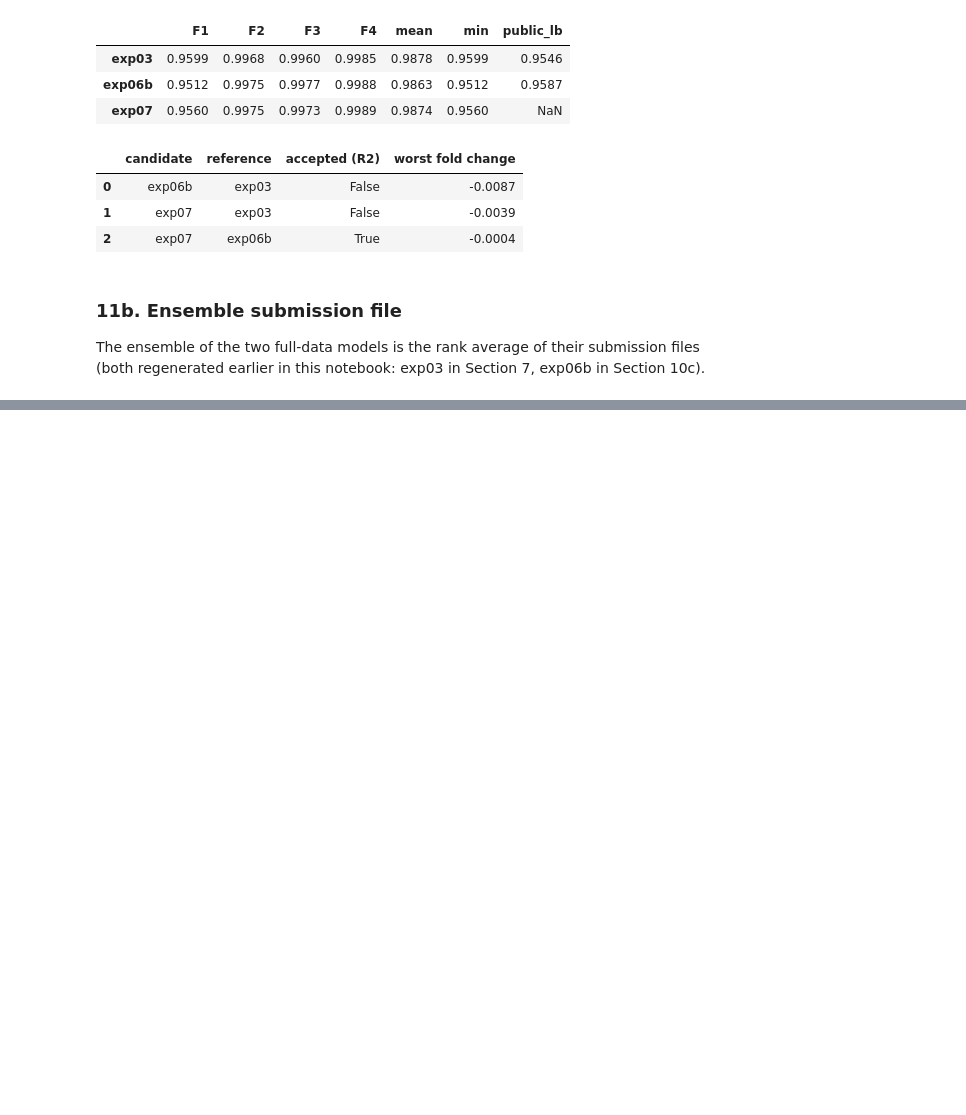
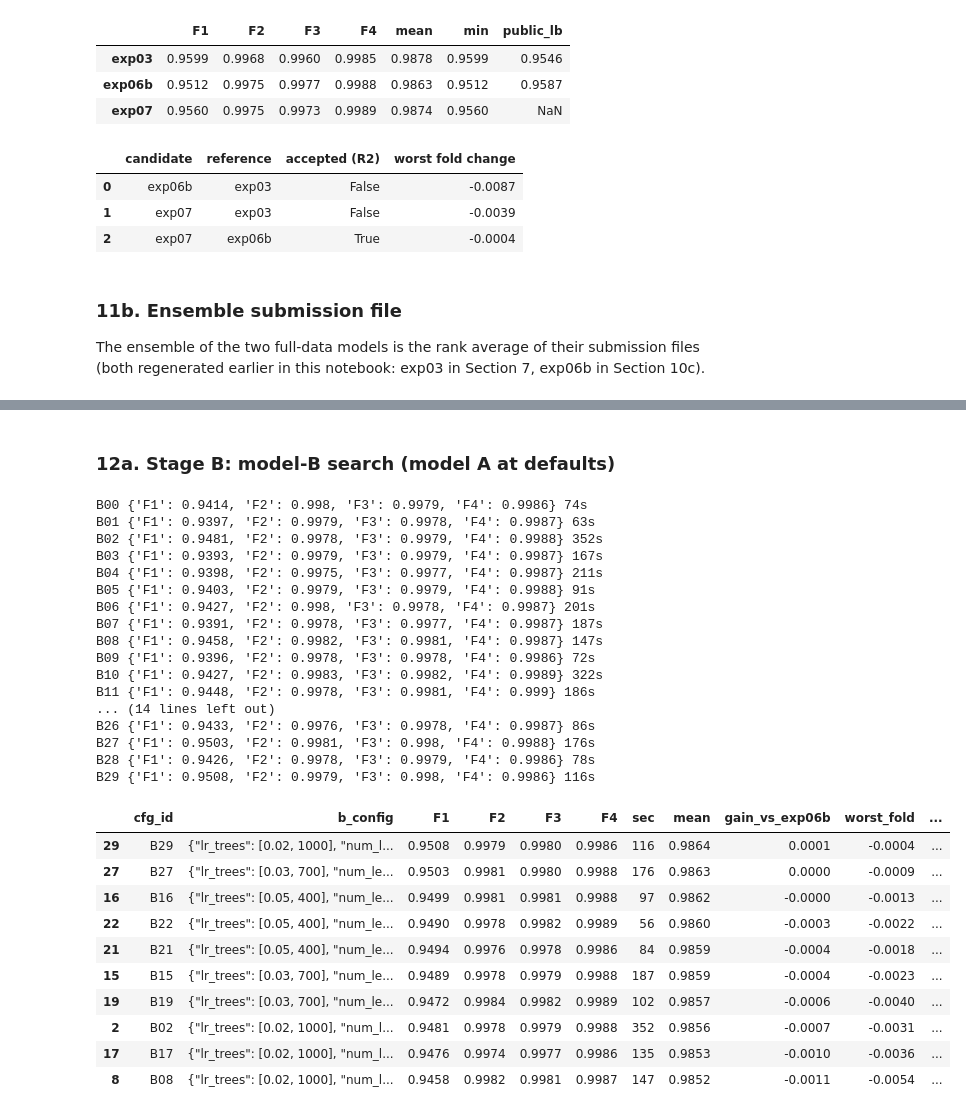
Before and after one commit to tanbeng123/bt4012-e1139091-kaggle-2026, a Jupyter notebook: bt4012_solution.ipynb, the cells around one changed output, grey strips where cells are left out. Saved outputs shown, nothing was run; the diff lists cells and outputs as text; code cells hidden in the pictures; blank space fills up the shorter version.

```diff
--- a/bt4012_solution.ipynb
+++ b/bt4012_solution.ipynb
@@ -751,0 +855,55 @@ saved submissions\exp07_rankavg_exp03_exp06b.csv
+# %% [markdown]
+### 12a. Stage B: model-B search (model A at defaults)
+# %%
+if RUN_SEARCH:
+    rows = []
+    for i, cfg in enumerate(sample_configs(30)):
+        t0 = time.time()
+        res = fold_aucs(fold_preds_b(lgbm_params(cfg)))
+        rows.append({'stage': 'B', 'cfg_id': f'B{i:02d}', 'b_config': json.dumps(cfg), 'a_config': 'default',
+                     **res, 'sec': round(time.time() - t0)})
+        print(rows[-1]['cfg_id'], {k: round(v, 4) for k, v in res.items()}, f"{rows[-1]['sec']}s")
+    tune = pd.DataFrame(rows)
+else:
+    tune = pd.read_csv(TUNE_CACHE)
+
+def summarise(df):
+    df = df.copy()
+    df['mean'] = df[list(ALL_FOLDS)].mean(axis=1)
+    checks = [tuned_ok(r[list(ALL_FOLDS)].to_dict(), REF['exp06b']) for _, r in df.iterrows()]
+    df['gain_vs_exp06b'] = [c[1] for c in checks]
+    df['worst_fold'] = [c[2] for c in checks]
+    df['accepted'] = [c[0] for c in checks]
+    return df.sort_values('mean', ascending=False)
+
+tune_b = summarise(tune[tune.stage == 'B'])
+tune_b.drop(columns=['stage', 'a_config']).head(10).round(4)
+# %% [output]
+B00 {'F1': 0.9414, 'F2': 0.998, 'F3': 0.9979, 'F4': 0.9986} 74s
+B01 {'F1': 0.9397, 'F2': 0.9979, 'F3': 0.9978, 'F4': 0.9987} 63s
+B02 {'F1': 0.9481, 'F2': 0.9978, 'F3': 0.9979, 'F4': 0.9988} 352s
+B03 {'F1': 0.9393, 'F2': 0.9979, 'F3': 0.9979, 'F4': 0.9987} 167s
+B04 {'F1': 0.9398, 'F2': 0.9975, 'F3': 0.9977, 'F4': 0.9987} 211s
+B05 {'F1': 0.9403, 'F2': 0.9979, 'F3': 0.9979, 'F4': 0.9988} 91s
+B06 {'F1': 0.9427, 'F2': 0.998, 'F3': 0.9978, 'F4': 0.9987} 201s
+B07 {'F1': 0.9391, 'F2': 0.9978, 'F3': 0.9977, 'F4': 0.9987} 187s
+B08 {'F1': 0.9458, 'F2': 0.9982, 'F3': 0.9981, 'F4': 0.9987} 147s
+B09 {'F1': 0.9396, 'F2': 0.9978, 'F3': 0.9978, 'F4': 0.9986} 72s
+B10 {'F1': 0.9427, 'F2': 0.9983, 'F3': 0.9982, 'F4': 0.9989} 322s
+B11 {'F1': 0.9448, 'F2': 0.9978, 'F3': 0.9981, 'F4': 0.999} 186s
+... (14 lines left out)
+B26 {'F1': 0.9433, 'F2': 0.9976, 'F3': 0.9978, 'F4': 0.9987} 86s
+B27 {'F1': 0.9503, 'F2': 0.9981, 'F3': 0.998, 'F4': 0.9988} 176s
+B28 {'F1': 0.9426, 'F2': 0.9978, 'F3': 0.9979, 'F4': 0.9986} 78s
+B29 {'F1': 0.9508, 'F2': 0.9979, 'F3': 0.998, 'F4': 0.9986} 116s
+|  | cfg_id | b_config | F1 | F2 | F3 | F4 | sec | mean | gain_vs_exp06b | worst_fold | ... |
+| 29 | B29 | {"lr_trees": [0.02, 1000], "num_l... | 0.9508 | 0.9979 | 0.9980 | 0.9986 | 116 | 0.9864 | 0.0001 | -0.0004 | ... |
+| 27 | B27 | {"lr_trees": [0.03, 700], "num_le... | 0.9503 | 0.9981 | 0.9980 | 0.9988 | 176 | 0.9863 | 0.0000 | -0.0009 | ... |
+| 16 | B16 | {"lr_trees": [0.05, 400], "num_le... | 0.9499 | 0.9981 | 0.9981 | 0.9988 | 97 | 0.9862 | -0.0000 | -0.0013 | ... |
+| 22 | B22 | {"lr_trees": [0.05, 400], "num_le... | 0.9490 | 0.9978 | 0.9982 | 0.9989 | 56 | 0.9860 | -0.0003 | -0.0022 | ... |
+| 21 | B21 | {"lr_trees": [0.05, 400], "num_le... | 0.9494 | 0.9976 | 0.9978 | 0.9986 | 84 | 0.9859 | -0.0004 | -0.0018 | ... |
+| 15 | B15 | {"lr_trees": [0.03, 700], "num_le... | 0.9489 | 0.9978 | 0.9979 | 0.9988 | 187 | 0.9859 | -0.0004 | -0.0023 | ... |
+| 19 | B19 | {"lr_trees": [0.03, 700], "num_le... | 0.9472 | 0.9984 | 0.9982 | 0.9989 | 102 | 0.9857 | -0.0006 | -0.0040 | ... |
+| 2 | B02 | {"lr_trees": [0.02, 1000], "num_l... | 0.9481 | 0.9978 | 0.9979 | 0.9988 | 352 | 0.9856 | -0.0007 | -0.0031 | ... |
+| 17 | B17 | {"lr_trees": [0.02, 1000], "num_l... | 0.9476 | 0.9974 | 0.9977 | 0.9986 | 135 | 0.9853 | -0.0010 | -0.0036 | ... |
+| 8 | B08 | {"lr_trees": [0.02, 1000], "num_l... | 0.9458 | 0.9982 | 0.9981 | 0.9987 | 147 | 0.9852 | -0.0011 | -0.0054 | ... |
```
Also changed, not shown: parts of 15 cells of this notebook, 2 other files.
